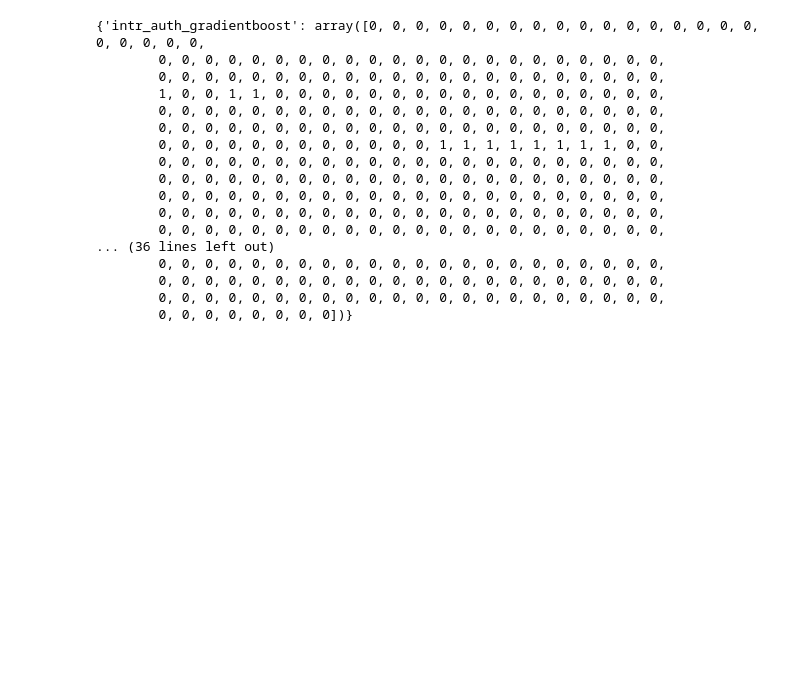
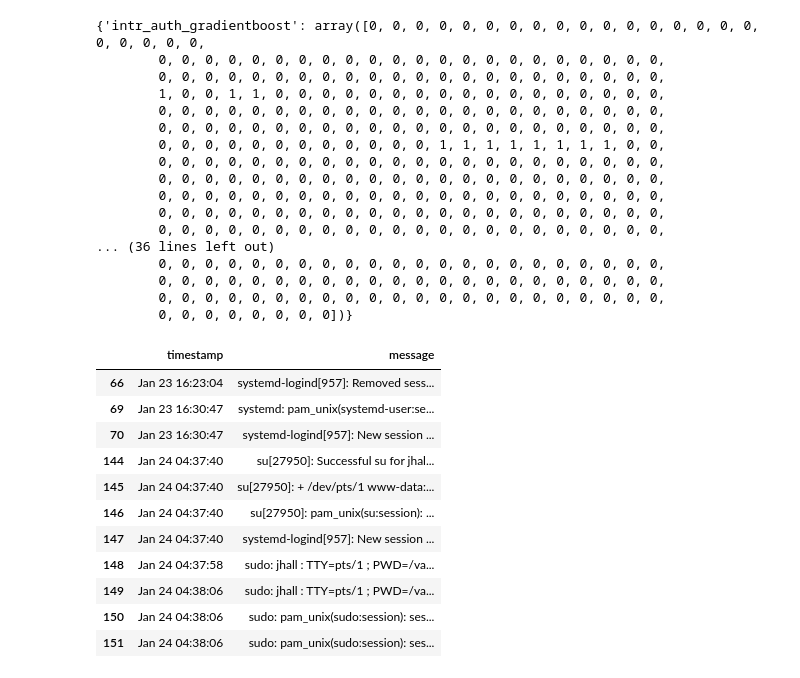
Before and after one commit to SlimTimster/IDSAlertCorrelaction_CySec_MasterThesis, a Jupyter notebook: alert_correlation_main.ipynb, the cells around one changed output. Saved outputs shown, nothing was run; the diff lists cells and outputs as text; code cells hidden in the pictures; blank space fills up the shorter version.

```diff
--- a/alert_correlation_main.ipynb
+++ b/alert_correlation_main.ipynb
@@ -93 +97,24 @@ all_predictions
+# %%
+# Choose predictions of one model
+
+predictions_grad_boost = all_predictions["intr_auth_gradientboost"]
+# %%
+# 5. Keep attack-related logs
+
+df_attack_related_intranet_auth = df_intranet_auth[predictions_grad_boost == 1]
+
+df_attack_related_intranet_auth
+# %% [output]
+|  | timestamp | message |
+| 66 | Jan 23 16:23:04 | systemd-logind[957]: Removed sess... |
+| 69 | Jan 23 16:30:47 | systemd: pam_unix(systemd-user:se... |
+| 70 | Jan 23 16:30:47 | systemd-logind[957]: New session ... |
+| 144 | Jan 24 04:37:40 | su[27950]: Successful su for jhal... |
+| 145 | Jan 24 04:37:40 | su[27950]: + /dev/pts/1 www-data:... |
+| 146 | Jan 24 04:37:40 | su[27950]: pam_unix(su:session): ... |
+| 147 | Jan 24 04:37:40 | systemd-logind[957]: New session ... |
+| 148 | Jan 24 04:37:58 | sudo: jhall : TTY=pts/1 ; PWD=/va... |
+| 149 | Jan 24 04:38:06 | sudo: jhall : TTY=pts/1 ; PWD=/va... |
+| 150 | Jan 24 04:38:06 | sudo: pam_unix(sudo:session): ses... |
+| 151 | Jan 24 04:38:06 | sudo: pam_unix(sudo:session): ses... |
 # %%
```
Also changed, not shown: parts of 20 cells of this notebook, 7 other files.
